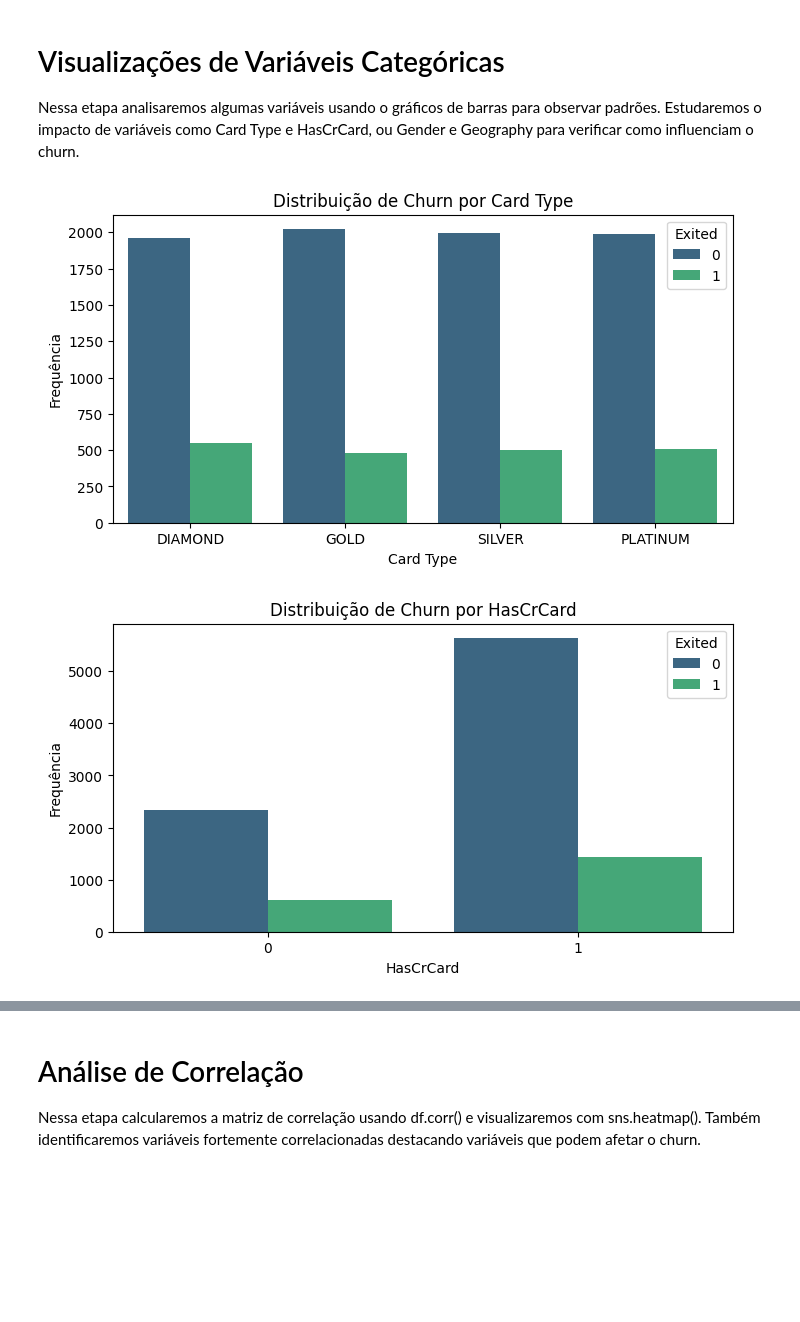
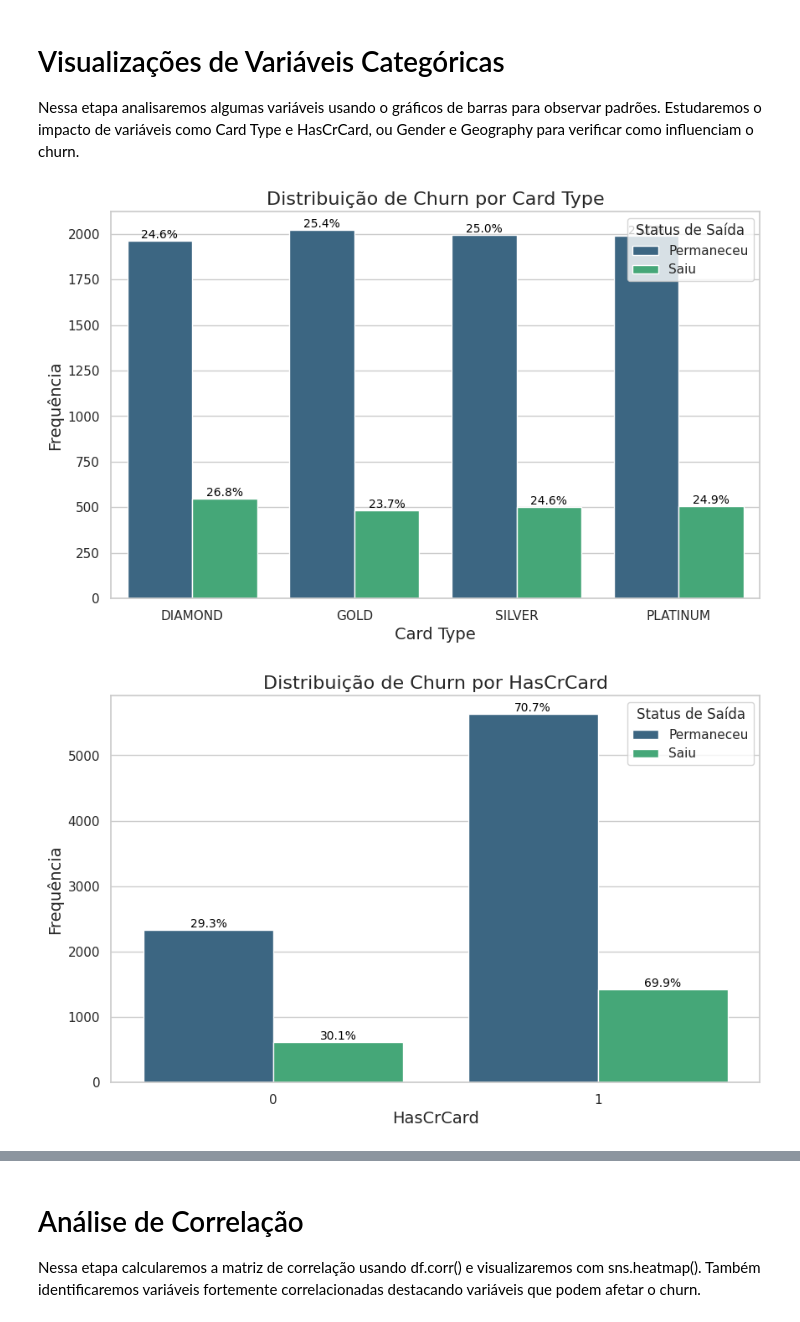
Before and after one commit to GabrielNFR/AnaliseChurnBanco, a Jupyter notebook: main.ipynb, the cells around one changed output, grey strips where cells are left out. Saved outputs shown, nothing was run; the diff lists cells and outputs as text; code cells hidden in the pictures; blank space fills up the shorter version.

```diff
--- a/main.ipynb
+++ b/main.ipynb
@@ -137,24 +163,46 @@ Nessa etapa analisaremos algumas variáveis usando o gráficos de barras para ob
 Estudaremos o impacto de variáveis como Card Type e HasCrCard, ou Gender e Geography para
 verificar como influenciam o churn.
 # %%
-#Plotando a distribuição de churn entre tipos de cartões de crédito diferentes, e caso o cliente possui ou não um cartão de crédito
+
+sns.set(style="whitegrid")
+plt.rcParams.update({'font.size': 12, 'axes.labelsize': 14, 'axes.titlesize': 16})
+
+# Loop para gráficos Card Type e HasCrCard
 for coluna in ['Card Type', 'HasCrCard']:
-    plt.figure(figsize=(8, 4))
-    sns.countplot(x=df_bank[coluna], hue=df_bank['Exited'], palette="viridis", dodge=True)
+    plt.figure(figsize=(10, 6))
+    ax = sns.countplot(x=df_bank[coluna], hue=df_bank['Exited'], palette="viridis", dodge=True)
+
+    for container in ax.containers:
+        total = sum([p.get_height() for p in container])  # Total de cada grupo
+        for p in container:
+            height = p.get_height()
+            percentage = f'{100 * height / total:.1f}%' if total > 0 else '0.0%'
+            ax.annotate(percentage, (p.get_x() + p.get_width() / 2., height),
+                        ha='center', va='bottom', fontsize=10, color='black')
+
     plt.title(f'Distribuição de Churn por {coluna}')
     plt.xlabel(coluna)
     plt.ylabel('Frequência')
-    plt.legend(title='Status de Saída', loc='upper right')
+    plt.legend(title='Status de Saída', loc='upper right', labels=['Permaneceu', 'Saiu'])
     plt.show()
 
 for coluna in ['Gender', 'Geography']:
-    plt.figure(figsize=(8, 4))
-    sns.countplot(x=df_bank[coluna], hue=df_bank['Exited'], palette="viridis", dodge=True)
+    plt.figure(figsize=(10, 6))
+    ax = sns.countplot(x=df_bank[coluna], hue=df_bank['Exited'], palette="viridis", dodge=True)
+
+    for container in ax.containers:
+        total = sum([p.get_height() for p in container])  # Total de cada grupo
+        for p in container:
+            height = p.get_height()
+            percentage = f'{100 * height / total:.1f}%' if total > 0 else '0.0%'
+            ax.annotate(percentage, (p.get_x() + p.get_width() / 2., height),
+                        ha='center', va='bottom', fontsize=10, color='black')
+
     plt.title(f'Distribuição de Churn por {coluna}')
     plt.xlabel(coluna)
     plt.ylabel('Frequência')
-    plt.legend(title='Status de Saída', loc='upper right')
+    plt.legend(title='Status de Saída', loc='upper right', labels=['Permaneceu', 'Saiu'])
     plt.show()
 # %% [output]
-[figure, old version]
+[figure, new version]
-[figure, old version]
+[figure, new version]
```
Also changed, not shown: parts of 9 cells of this notebook.
